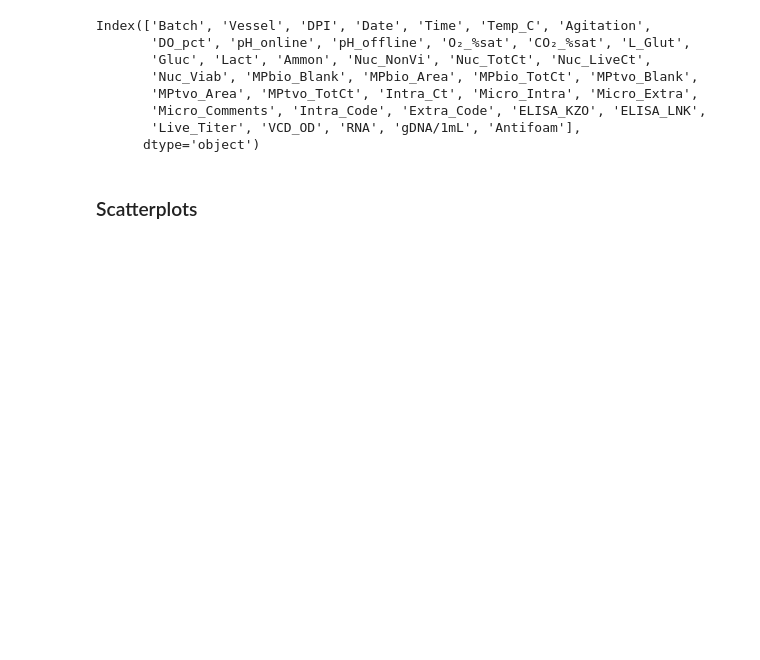
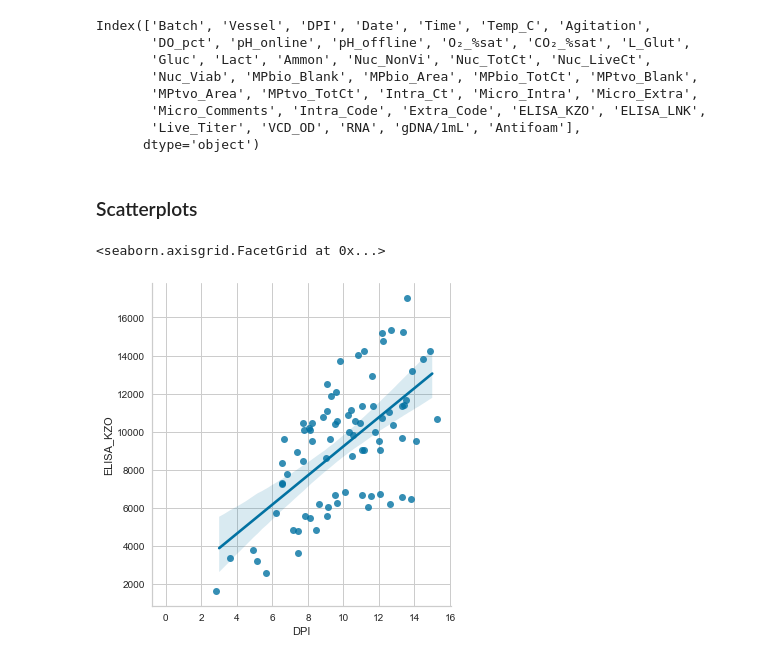
Before and after one commit to ScottBreitbach/DSC550, a Jupyter notebook: FinalProject/M1_test.ipynb, the cells around one changed output. Saved outputs shown, nothing was run; the diff lists cells and outputs as text; code cells hidden in the pictures; blank space fills up the shorter version.

```diff
--- a/FinalProject/M1_test.ipynb
+++ b/FinalProject/M1_test.ipynb
@@ -1266,3 +1266,11 @@ Index(['Batch', 'Vessel', 'DPI', 'Date', 'Time', 'Temp_C', 'Agitation',
       dtype='object')
 # %% [markdown]
 ### Scatterplots
+# %%
+x = 'DPI'
+y = 'ELISA_KZO'
+data = vessel_data
+sns.lmplot(x=x, y=y, data=data, x_jitter=0.5)
+# %% [output]
+<seaborn.axisgrid.FacetGrid at 0x...>
+[figure, added]
```
Also changed, not shown: parts of 4 cells of this notebook, 1 other file.
